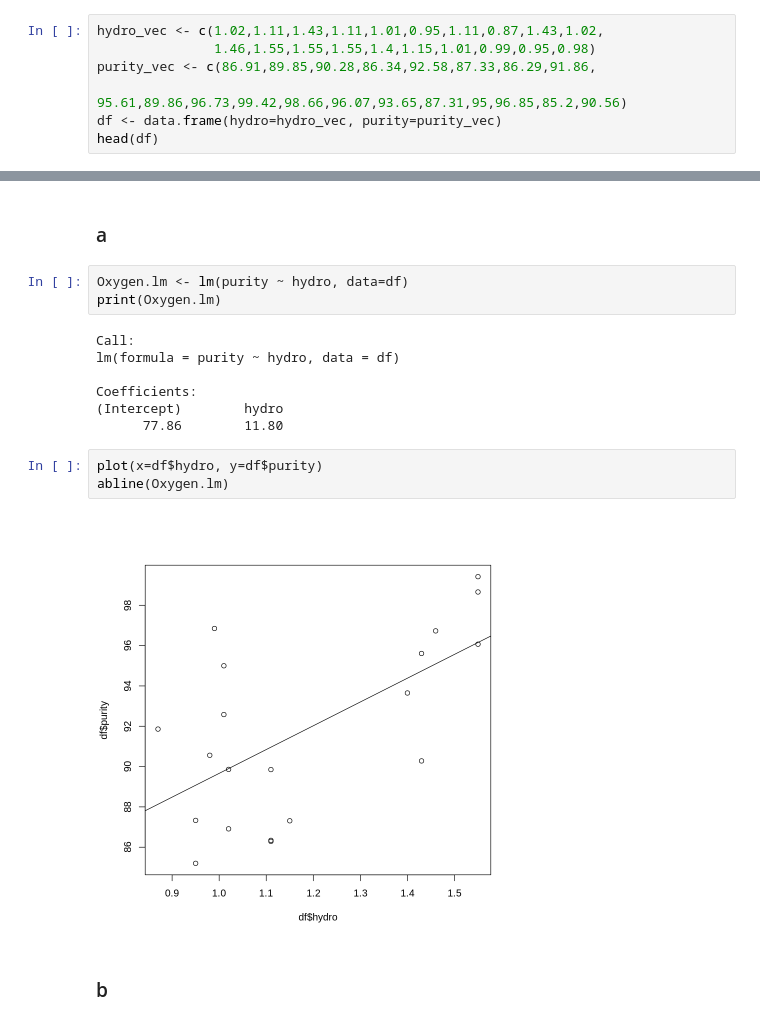
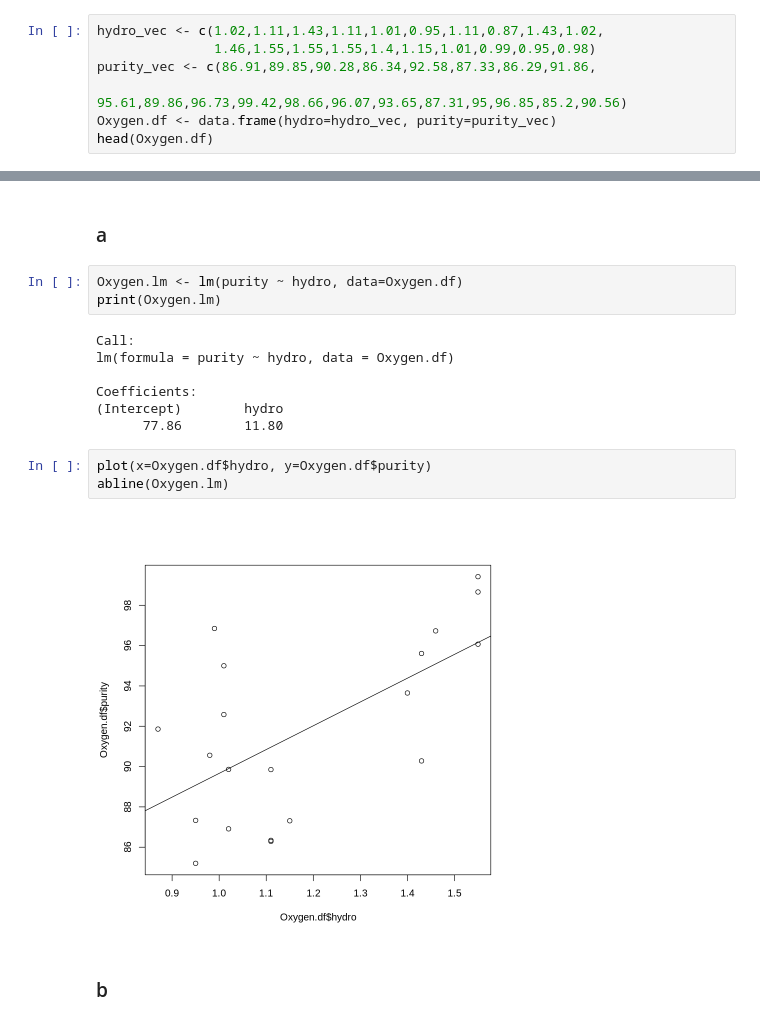
Before and after one commit to j-buss/Introduction-to-Linear-Regression-Analysis, a Jupyter notebook: Chapter_02/Chapter_02_Problems_R.ipynb, the cells around one changed output, grey strips where cells are left out. Saved outputs shown, nothing was run; the diff lists cells and outputs as text.

```diff
--- a/Chapter_02/Chapter_02_Problems_R.ipynb
+++ b/Chapter_02/Chapter_02_Problems_R.ipynb
@@ -461,8 +463,8 @@ hydro_vec <- c(1.02,1.11,1.43,1.11,1.01,0.95,1.11,0.87,1.43,1.02,
                1.46,1.55,1.55,1.55,1.4,1.15,1.01,0.99,0.95,0.98)
 purity_vec <- c(86.91,89.85,90.28,86.34,92.58,87.33,86.29,91.86,
                 95.61,89.86,96.73,99.42,98.66,96.07,93.65,87.31,95,96.85,85.2,90.56)
-df <- data.frame(hydro=hydro_vec, purity=purity_vec)
-head(df)
+Oxygen.df <- data.frame(hydro=hydro_vec, purity=purity_vec)
+head(Oxygen.df)
 # %% [output]
 A data.frame: 6 × 2
 |  | hydro | purity |
@@ -476,20 +478,20 @@ A data.frame: 6 × 2
 # %% [markdown]
 ### a
 # %%
-Oxygen.lm <- lm(purity ~ hydro, data=df)
+Oxygen.lm <- lm(purity ~ hydro, data=Oxygen.df)
 print(Oxygen.lm)
 # %% [output]
 Call:
-lm(formula = purity ~ hydro, data = df)
+lm(formula = purity ~ hydro, data = Oxygen.df)
 
 Coefficients:
 (Intercept)        hydro
       77.86        11.80
 # %%
-plot(x=df$hydro, y=df$purity)
+plot(x=Oxygen.df$hydro, y=Oxygen.df$purity)
 abline(Oxygen.lm)
 # %% [output]
-[figure, old version]
+[figure, new version]
 # %% [markdown]
 ### b
 # %%
```
Also changed, not shown: parts of 85 cells of this notebook, 1 other file.
